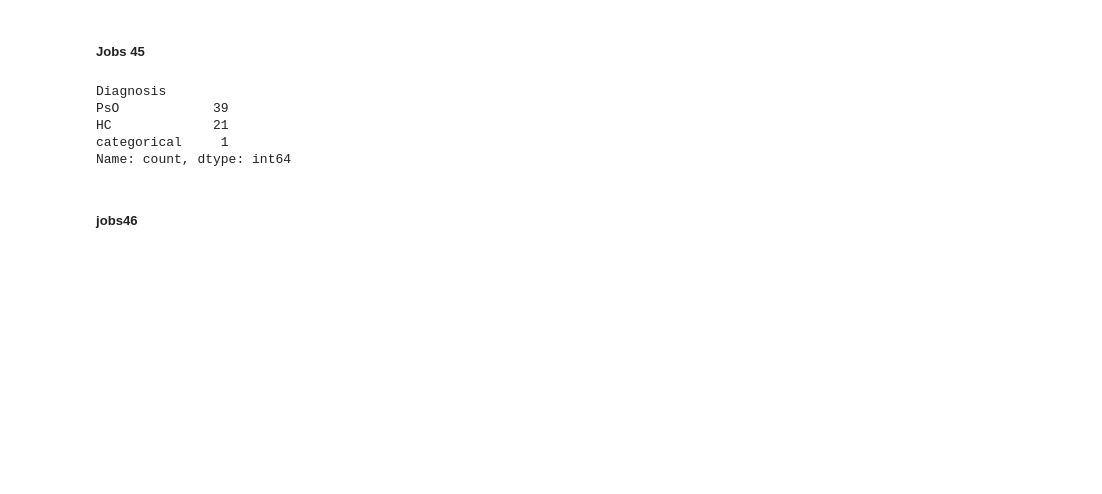
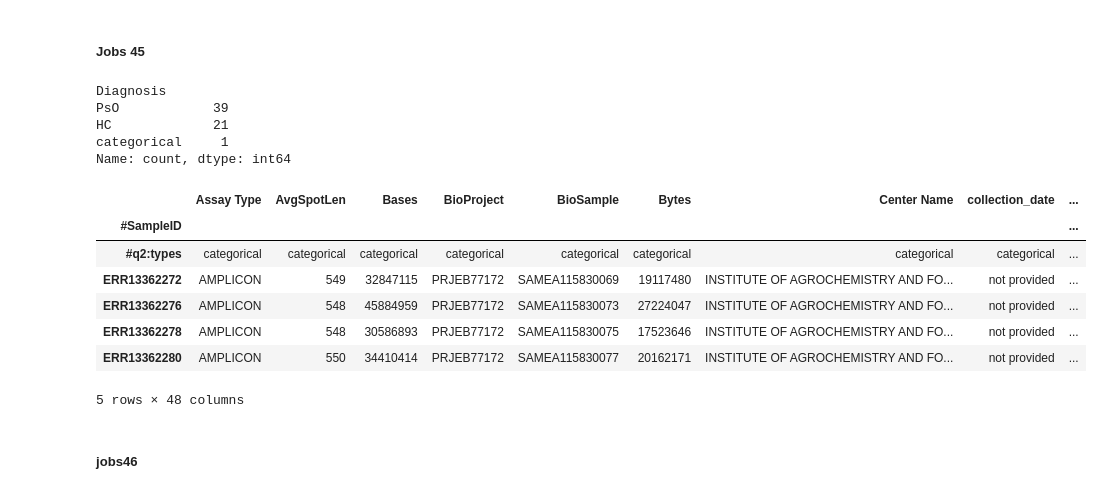
Before and after one commit to kbpi314/ampaim, a Jupyter notebook: code/ampaim_metaanalysis.ipynb, the cells around one changed output. Drawn from its saved outputs; the diff is of its cells as text; code cells hidden in the pictures; blank space fills up the shorter version.

```diff
--- a/code/ampaim_metaanalysis.ipynb
+++ b/code/ampaim_metaanalysis.ipynb
@@ -267,36 +367,43 @@ df.head()
 # %%
 # jobs45
 df = pd.read_csv(path + 'outputs/jobs45/SraRunTable.txt', sep='\t')
 
 # create host subject ID col
 df['HostSubjectId'] = df['Run']
 df = df.set_index('Run')
 
 # get diagnosis column
 df['Diagnosis'] = df['Sample Name'].map(lambda x: 'PsO' if 'PSORI' in x else 'HC')
 
 # create categorical
 df = df.reset_index()
 df.loc[-1] = ['categorical' for _ in range(len(df.columns))] # adding a row
 df.index = df.index + 1  # shifting index
 df.sort_index(inplace=True)
 df.iloc[0,0] = '#q2:types'
 df = df.set_index('Run')
 df.index.name = '#SampleID'
 
 # export
 df.to_csv(path + 'outputs/jobs45/qiime_mapping_file.tsv', sep='\t')
 
 # check breakdown
-df.Diagnosis.value_counts()
-
-# df.head()
+print(df.Diagnosis.value_counts())
+df.head()
 # %% [output]
 Diagnosis
 PsO            39
 HC             21
 categorical     1
 Name: count, dtype: int64
+|  | Assay Type | AvgSpotLen | Bases | BioProject | BioSample | Bytes | Center Name | collection_date | ... |
+| #SampleID |  |  |  |  |  |  |  |  | ... |
+| #q2:types | categorical | categorical | categorical | categorical | categorical | categorical | categorical | categorical | ... |
+| ERR13362272 | AMPLICON | 549 | 32847115 | PRJEB77172 | SAMEA115830069 | 19117480 | INSTITUTE OF AGROCHEMISTRY AND FO... | not provided | ... |
+| ERR13362276 | AMPLICON | 548 | 45884959 | PRJEB77172 | SAMEA115830073 | 27224047 | INSTITUTE OF AGROCHEMISTRY AND FO... | not provided | ... |
+| ERR13362278 | AMPLICON | 548 | 30586893 | PRJEB77172 | SAMEA115830075 | 17523646 | INSTITUTE OF AGROCHEMISTRY AND FO... | not provided | ... |
+| ERR13362280 | AMPLICON | 550 | 34410414 | PRJEB77172 | SAMEA115830077 | 20162171 | INSTITUTE OF AGROCHEMISTRY AND FO... | not provided | ... |
+5 rows × 48 columns
 # %% [markdown]
 ##### jobs46 #####
 # %%
```
Also changed, not shown: parts of 23 cells of this notebook, 2 other files.
